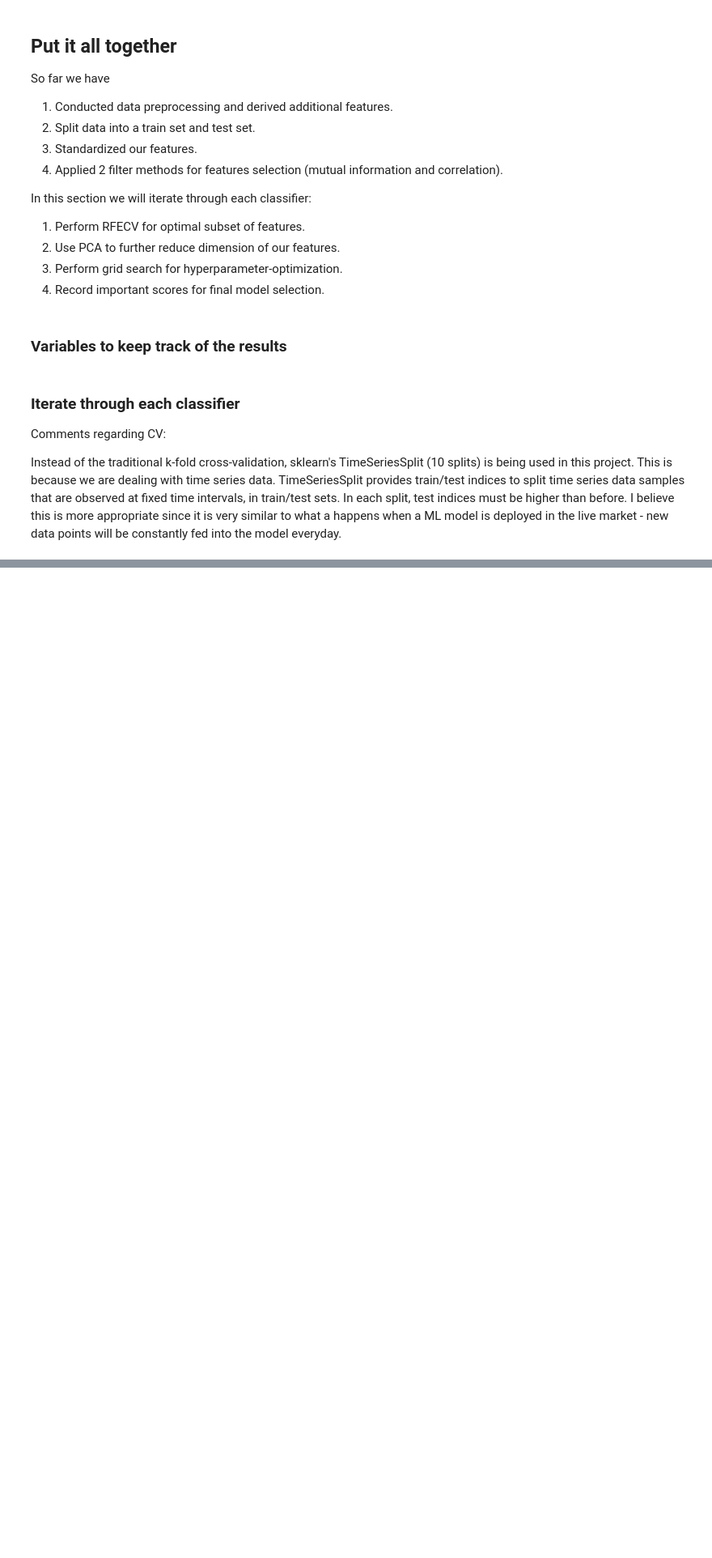
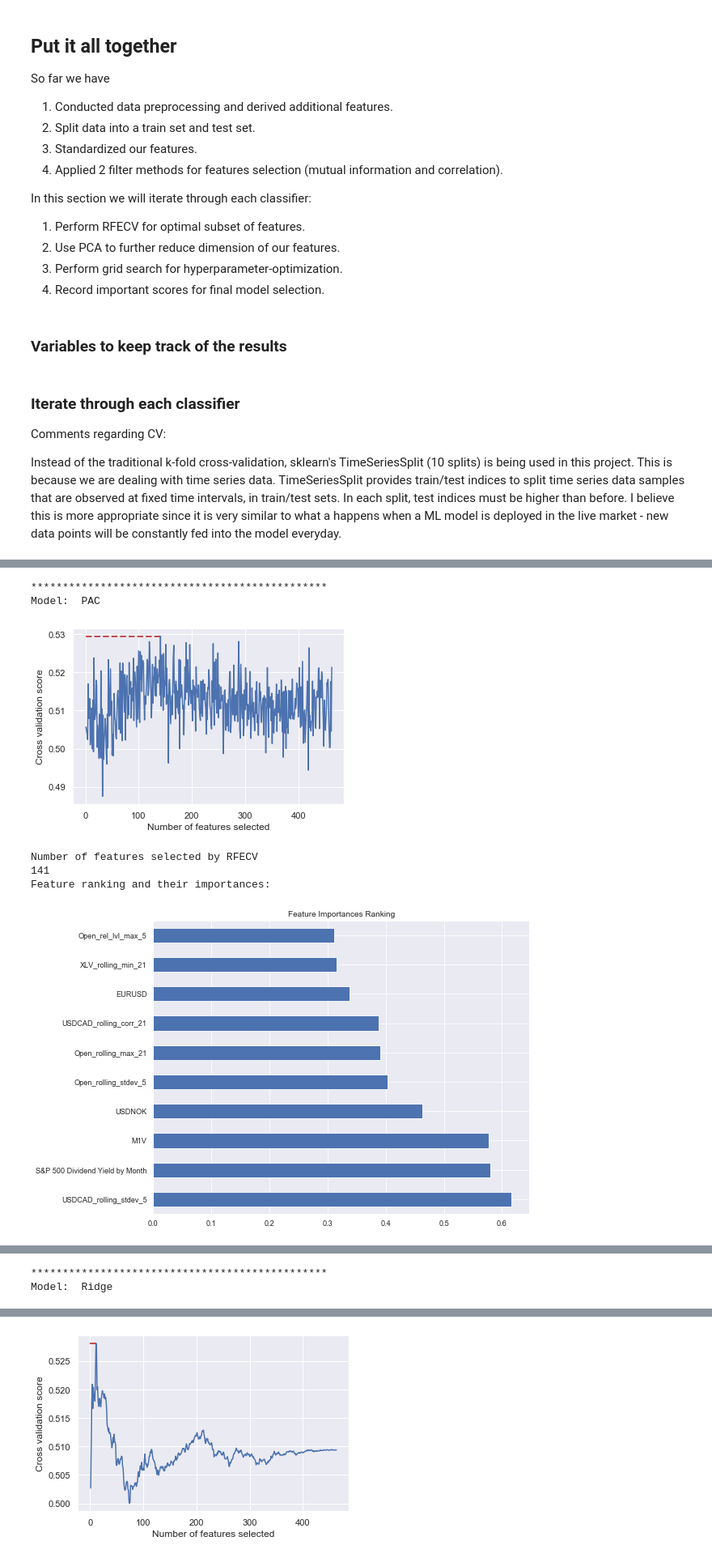
Before and after one commit to Big-Nicks-Stock-Tips/SP500_Classfication_Models, a Jupyter notebook: S&P 500 Classfication Models.ipynb, the cells around one changed output, grey strips where cells are left out. Shown at 81% size. Saved outputs shown, nothing was run; the diff lists cells and outputs as text; code cells hidden in the pictures; blank space fills up the shorter version.

```diff
--- a/S&P 500 Classfication Models.ipynb
+++ b/S&P 500 Classfication Models.ipynb
@@ -512,11 +491,11 @@ def pca_analysis_viz(pca,X_train_RFECV):
 # %%
-def pca_component_viz(pca,X_train_PCA,top = 10):
+def pca_component_viz(pca,X_train_PCA,top = 5):
     cols = []
-    for i in range(1,min(top,n)+1):
+    for i in range(1,min(top,pca.n_components_)+1):
         cols.append('PC'+str(i))
 
     #Scree plot
-    scree = pd.DataFrame({'var':pca.explained_variance_ratio_[0:min(10,n)],
+    scree = pd.DataFrame({'var':pca.explained_variance_ratio_[0:min(10,pca.n_components_)],
                  'PC':cols})
     plt.figure(figsize=(10, 8), dpi= 60)
     sns.barplot(x='PC',y="var",
@@ -853,0 +854,27 @@ def simple_backtest(df,y_train,y_test,clf, clf_label,cost=0.0001):
+# %%
+np.random.seed(1)
+for clf_label in classifiers:
+    print("***********************************************")
+    print("Model: ", clf_label)
+    selector = df_fs[clf_label]['RFECV']
+    pca = df_fs[clf_label]['PCA']
+
+    X_train_RFECV = selector.transform(X_train_corr)
+    X_test_RFECV = selector.transform(X_test_corr)
+
+
+    X_train_PCA = pca.transform(X_train_RFECV)
+    X_test_PCA = pca.transform(X_test_RFECV)
+
+    rfecv_analysis_viz(selector)
+    feature_importance_viz(selector,X_train_corr,X_train_RFECV)
+    pca_analysis_viz(pca,X_train_RFECV)
+    pca_component_viz(pca,X_train_PCA)
+# %% [output]
+***********************************************
+Model:  PAC
+[figure, added]
+Number of features selected by RFECV
+141
+Feature ranking and their importances:
+[figure, added]
@@ -853,0 +882,2 @@ def simple_backtest(df,y_train,y_test,clf, clf_label,cost=0.0001):
+***********************************************
+Model:  Ridge
@@ -853,0 +886 @@ def simple_backtest(df,y_train,y_test,clf, clf_label,cost=0.0001):
+[figure, added]
```
Also changed, not shown: parts of 28 cells of this notebook.
